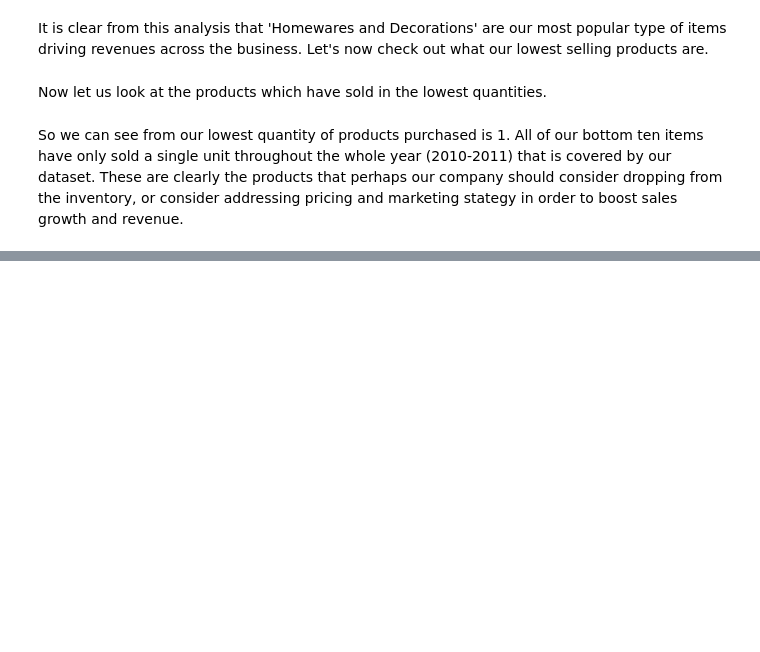
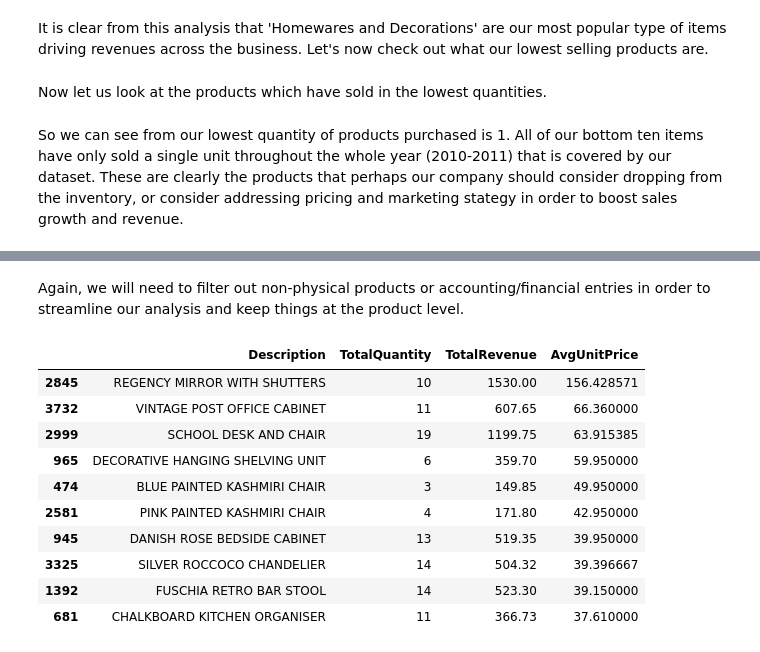
Before and after one commit to Ray99-cpu/Online_Business_Analysis, a Jupyter notebook: jupyter_notebooks/exploratory_data_analysis.ipynb, the cells around one changed output, grey strips where cells are left out. Cells and saved outputs as stored; diff of their text form; code cells hidden in the pictures; blank space fills up the shorter version.

```diff
--- a/jupyter_notebooks/exploratory_data_analysis.ipynb
+++ b/jupyter_notebooks/exploratory_data_analysis.ipynb
@@ -228,0 +260,49 @@ So we can see from our lowest quantity of products purchased is 1. All of our bo
+# %% [markdown]
+Again, we will need to filter out non-physical products or accounting/financial entries in order to streamline our analysis and keep things at the product level.
+# %%
+# Filter out non-products
+non_products = [
+    "Adjust bad debt",
+    "Amazon Fee",
+    "AMAZON FEE",
+    "Dotcomgiftshop Gift Voucher A£100.00",
+    "Dotcomgiftshop Gift Voucher A£50.00"
+    "Dotcomgiftshop Gift Voucher Â£40.00",
+    "Dotcomgiftshop Gift Voucher Â£50.00",
+    "Dotcomgiftshop Gift Voucher Â£30.00",
+    "Dotcomgiftshop Gift Voucher Â£20.00",
+    "Dotcomgiftshop Gift Voucher Â£10.00",
+    "Dotcomgiftshop Gift Voucher Â£100.00"
+]
+
+df_products = df_products[~df_products['Description'].isin(non_products)]
+
+# Recalculate product summary
+product_summary = (
+    df_products.groupby('Description')
+    .agg(TotalQuantity=('Quantity', 'sum'),
+         TotalRevenue=('TotalPrice', 'sum'),
+         AvgUnitPrice=('UnitPrice', 'mean'))
+    .reset_index()
+)
+
+# Filter low volume, high price products
+low_volume_high_price = product_summary[
+    (product_summary['TotalQuantity'] < 20) &
+    (product_summary['AvgUnitPrice'] > 10)
+].sort_values(by='AvgUnitPrice', ascending=False)
+
+# Display top 10
+low_volume_high_price.head(10)
+# %% [output]
+|  | Description | TotalQuantity | TotalRevenue | AvgUnitPrice |
+| 2845 | REGENCY MIRROR WITH SHUTTERS | 10 | 1530.00 | 156.428571 |
+| 3732 | VINTAGE POST OFFICE CABINET | 11 | 607.65 | 66.360000 |
+| 2999 | SCHOOL DESK AND CHAIR | 19 | 1199.75 | 63.915385 |
+| 965 | DECORATIVE HANGING SHELVING UNIT | 6 | 359.70 | 59.950000 |
+| 474 | BLUE PAINTED KASHMIRI CHAIR | 3 | 149.85 | 49.950000 |
+| 2581 | PINK PAINTED KASHMIRI CHAIR | 4 | 171.80 | 42.950000 |
+| 945 | DANISH ROSE BEDSIDE CABINET | 13 | 519.35 | 39.950000 |
+| 3325 | SILVER ROCCOCO CHANDELIER | 14 | 504.32 | 39.396667 |
+| 1392 | FUSCHIA RETRO BAR STOOL | 14 | 523.30 | 39.150000 |
+| 681 | CHALKBOARD KITCHEN ORGANISER | 11 | 366.73 | 37.610000 |
```
Also changed, not shown: parts of 3 cells of this notebook.
